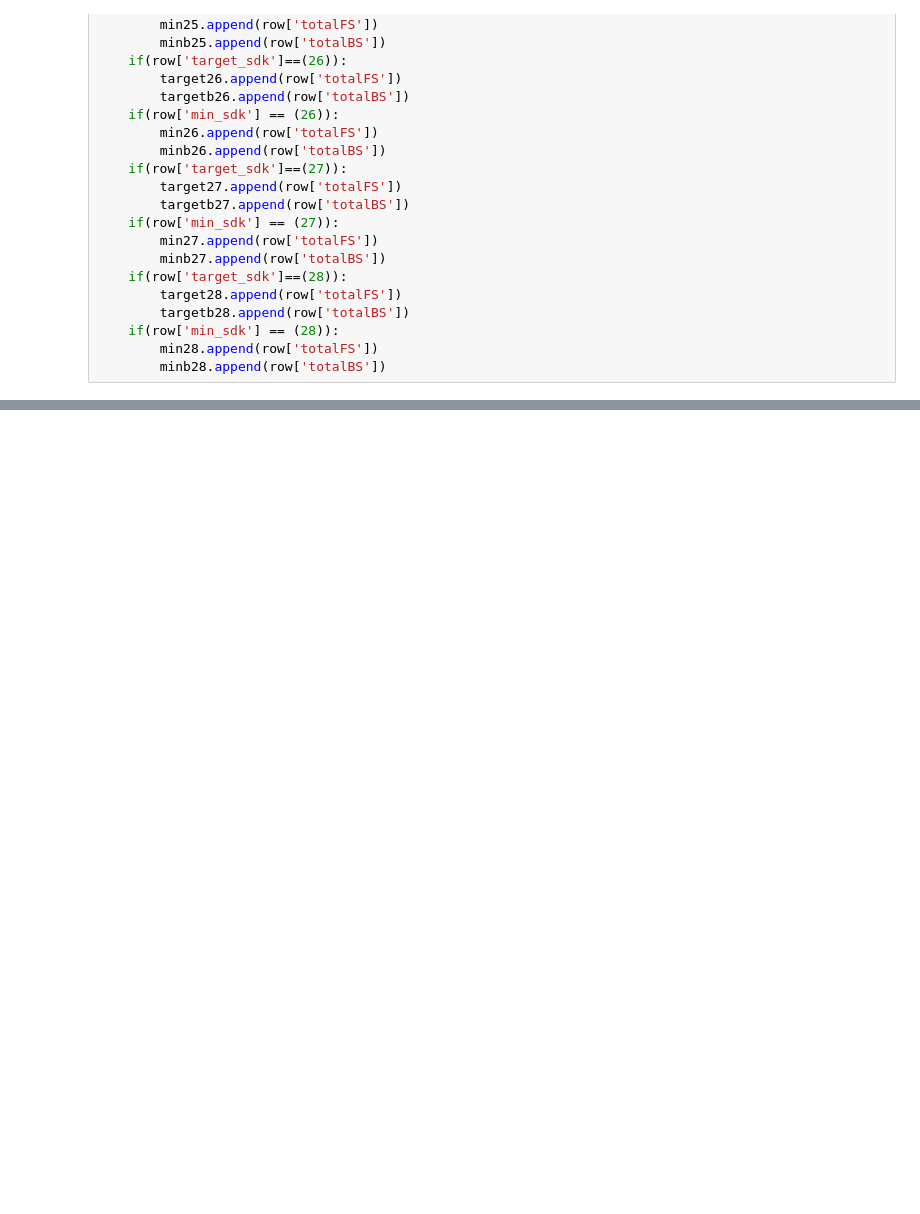
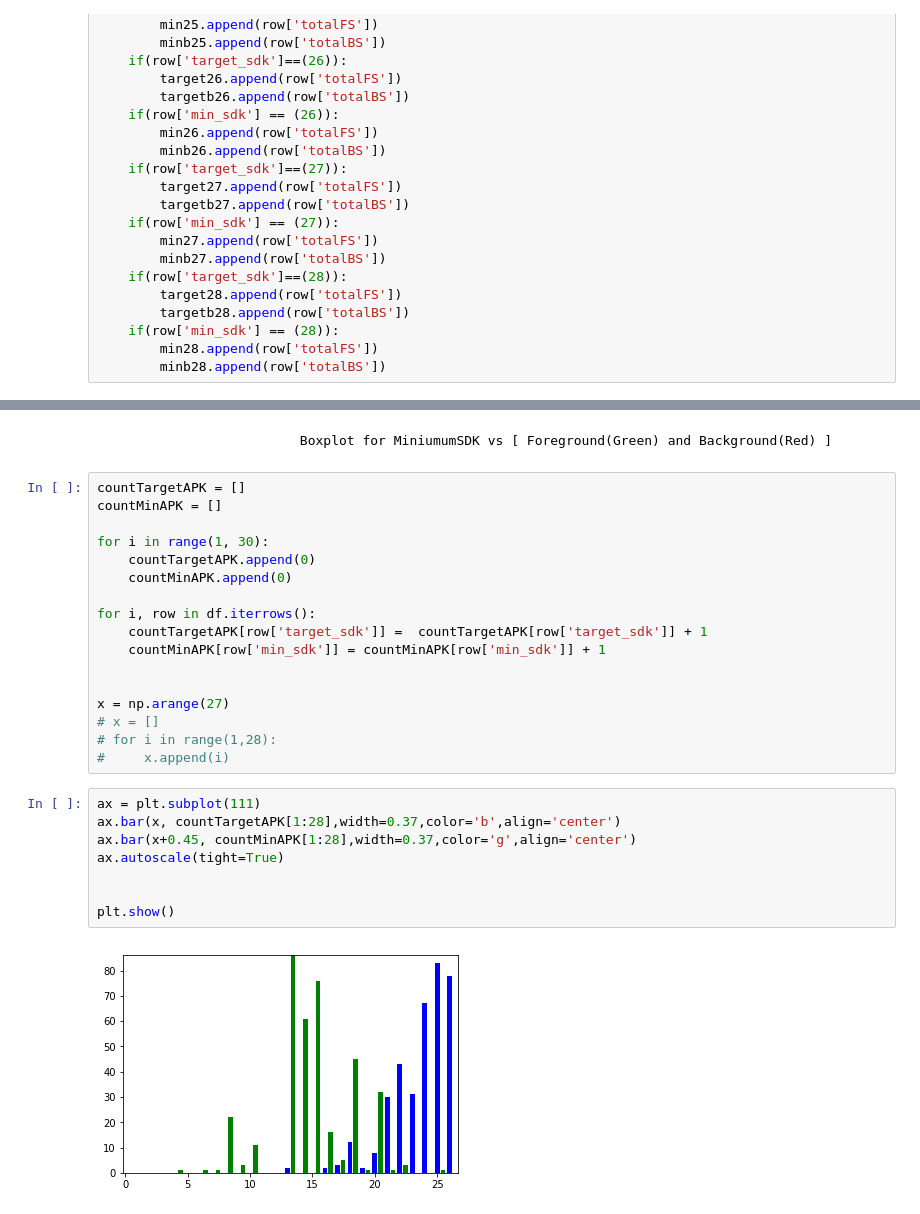
Before and after one commit to dhruv2601/SootInstrumentationBatD, a Jupyter notebook: Foreground and Background Analytics.ipynb, the cells around one changed output, grey strips where cells are left out. Drawn from its saved outputs; the diff is of its cells as text; blank space fills up the shorter version.

```diff
--- a/Foreground and Background Analytics.ipynb
+++ b/Foreground and Background Analytics.ipynb
@@ -393,0 +443,29 @@ plt.show()
+# %% [markdown]
+                            Boxplot for MiniumumSDK vs [ Foreground(Green) and Background(Red) ]
+# %%
+countTargetAPK = []
+countMinAPK = []
+
+for i in range(1, 30):
+    countTargetAPK.append(0)
+    countMinAPK.append(0)
+
+for i, row in df.iterrows():
+    countTargetAPK[row['target_sdk']] =  countTargetAPK[row['target_sdk']] + 1
+    countMinAPK[row['min_sdk']] = countMinAPK[row['min_sdk']] + 1
+
+
+x = np.arange(27)
+# x = []
+# for i in range(1,28):
+#     x.append(i)
+# %%
+ax = plt.subplot(111)
+ax.bar(x, countTargetAPK[1:28],width=0.37,color='b',align='center')
+ax.bar(x+0.45, countMinAPK[1:28],width=0.37,color='g',align='center')
+ax.autoscale(tight=True)
+
+
+plt.show()
+# %% [output]
+[figure, added]
```
Also changed, not shown: parts of 3 cells of this notebook, 2 other files.
